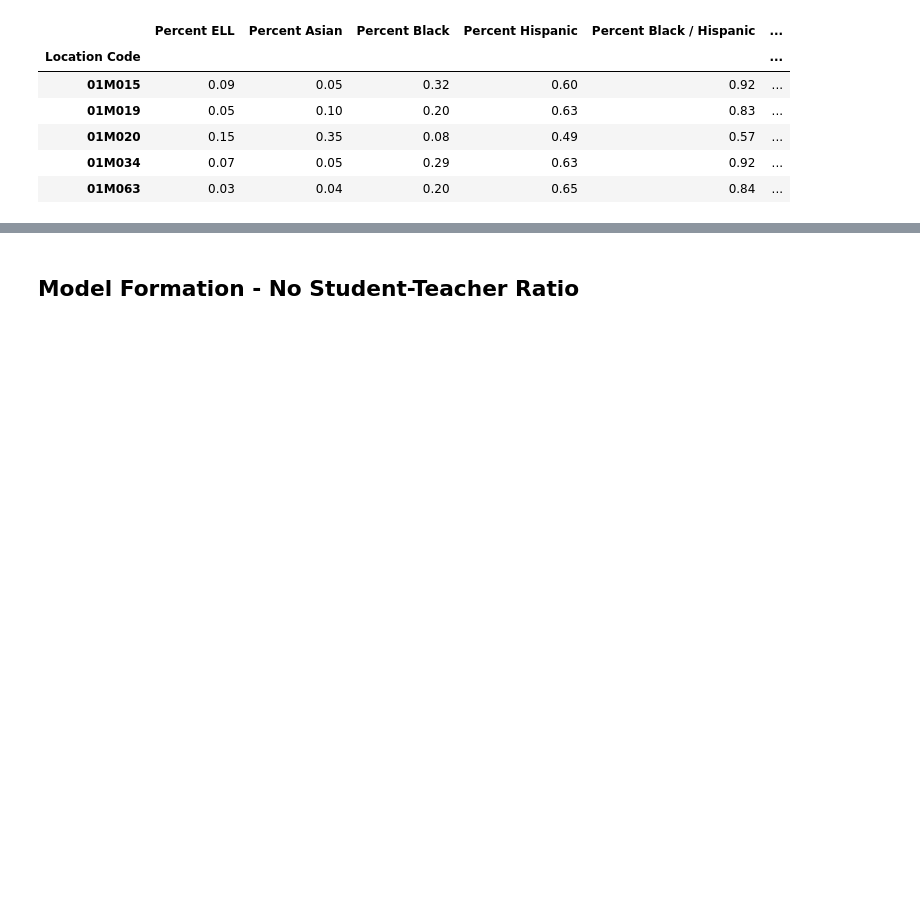
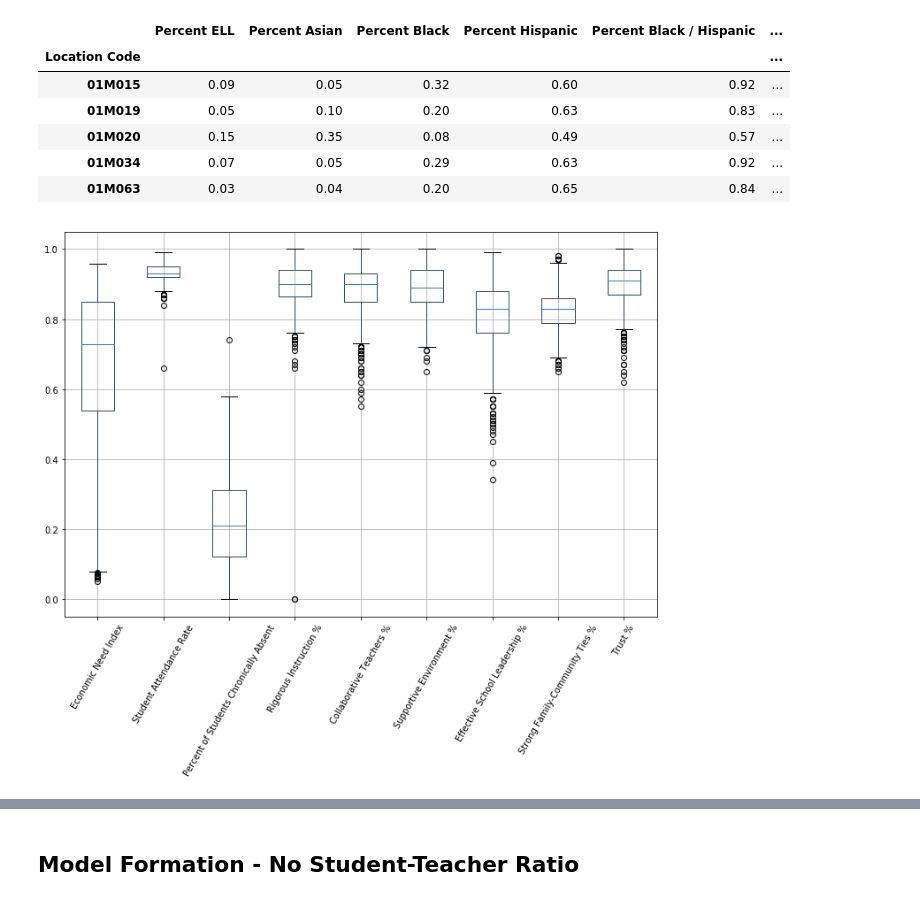
Before and after one commit to zapatos24/The_Minority_Math_Problem, a Jupyter notebook: final_notebook.ipynb, the cells around one changed output, grey strips where cells are left out. Cells and saved outputs as stored; diff of their text form; code cells hidden in the pictures; blank space fills up the shorter version.

Commit message:
added plotting and more accuracy/f1 info to models

```diff
--- a/final_notebook.ipynb
+++ b/final_notebook.ipynb
@@ -238,5 +241,5 @@ Importing the Pupil to Teacher dataset for joining to main dataset
 pupil_teacher_ratio_df = pd.read_csv('2015_-_2016_Final_Class_Size_Report_Pupil-to-Teacher_Ratio__PTR_.csv')
 pupil_teacher_ratio_df = pupil_teacher_ratio_df.drop('School Name', axis=1).set_index('DBN')
 # %%
-final_df = schools_df.join(pupil_teacher_ratio_df)
+joined_df = schools_df.join(pupil_teacher_ratio_df)
 # %%
@@ -277,3 +280,10 @@ None
 | 01M020 | 0.15 | 0.35 | 0.08 | 0.49 | 0.57 | ... |
 | 01M034 | 0.07 | 0.05 | 0.29 | 0.63 | 0.92 | ... |
 | 01M063 | 0.03 | 0.04 | 0.20 | 0.65 | 0.84 | ... |
+# %%
+percentage_stats = joined_df.columns[:9]
+joined_df.dropna()[percentage_stats].boxplot(figsize=(12,8))
+plt.xticks(rotation=60)
+plt.show()
+# %% [output]
+[figure, added]
```
Also changed, not shown: parts of 74 cells of this notebook.
